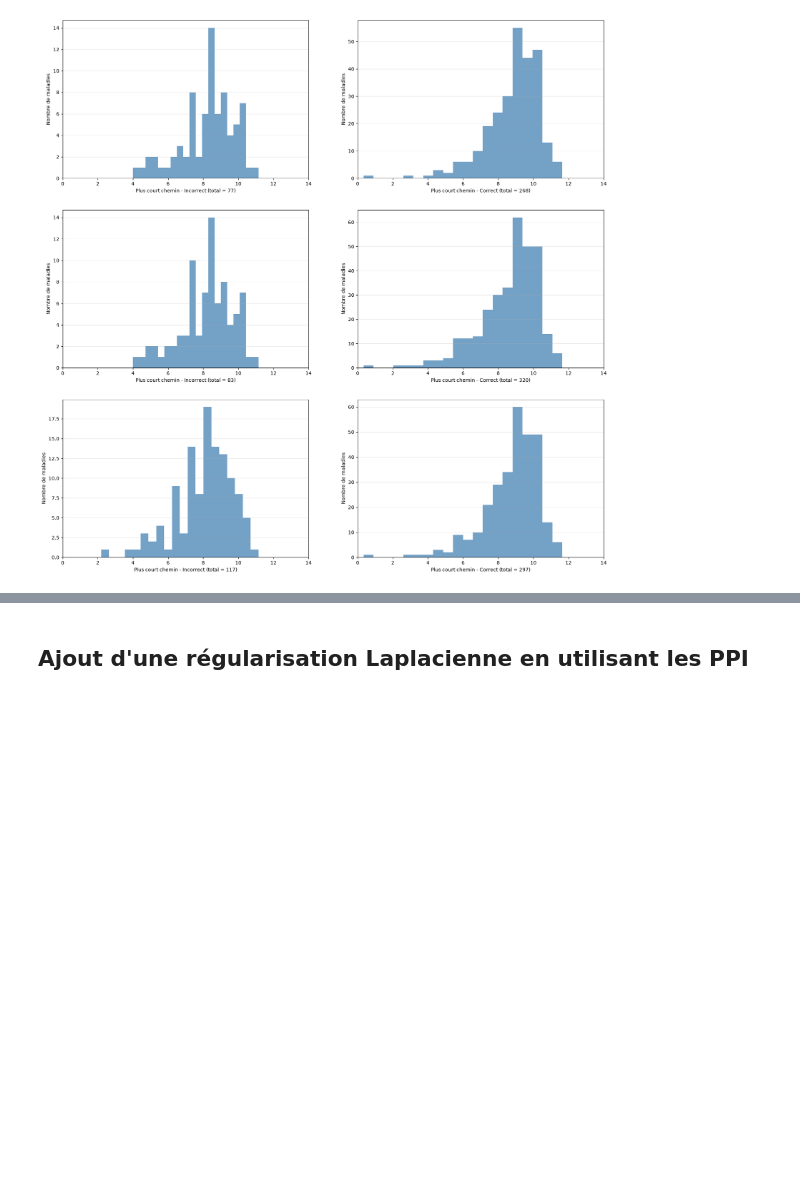
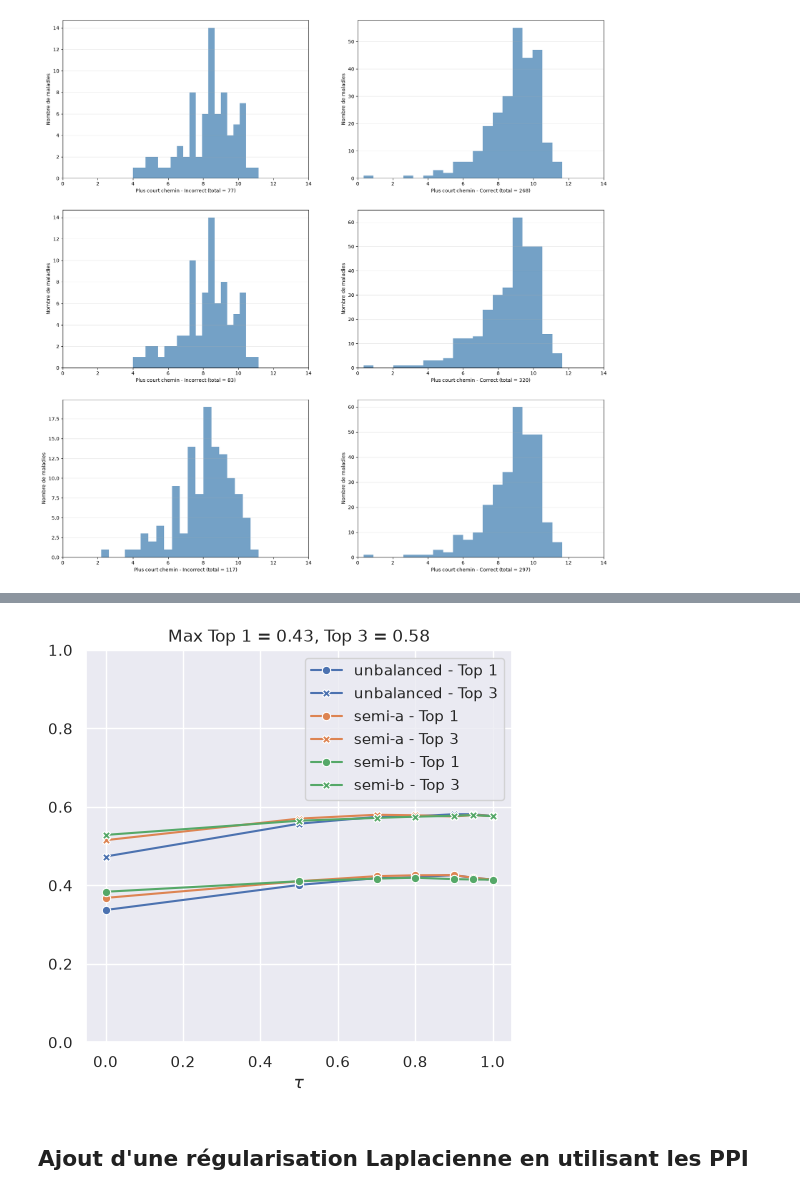
Before and after one commit to averniere/OT_simulation_maladies, a Jupyter notebook: Embeddings/OT_test_couts.ipynb, the cells around one changed output, grey strips where cells are left out. Drawn from its saved outputs; the diff is of its cells as text; code cells hidden in the pictures; blank space fills up the shorter version.

```diff
--- a/Embeddings/OT_test_couts.ipynb
+++ b/Embeddings/OT_test_couts.ipynb
@@ -1135,3 +1197,7 @@ KeyboardInterrupt:
+# %%
+plot_unbalanced(taus, C_wass_lca, epsilon, gt_set2)
+# %% [output]
+[figure, added]
 # %% [markdown]
 ## Ajout d'une régularisation Laplacienne en utilisant les PPI
 # %% [markdown]
```
Also changed, not shown: parts of 7 cells of this notebook, 7 other files.
